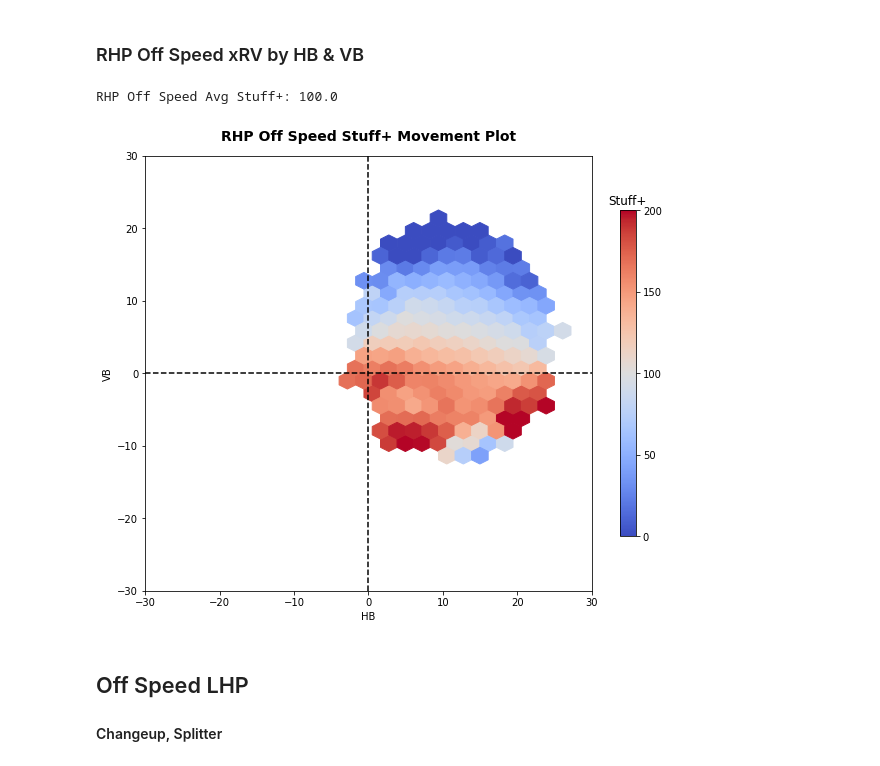
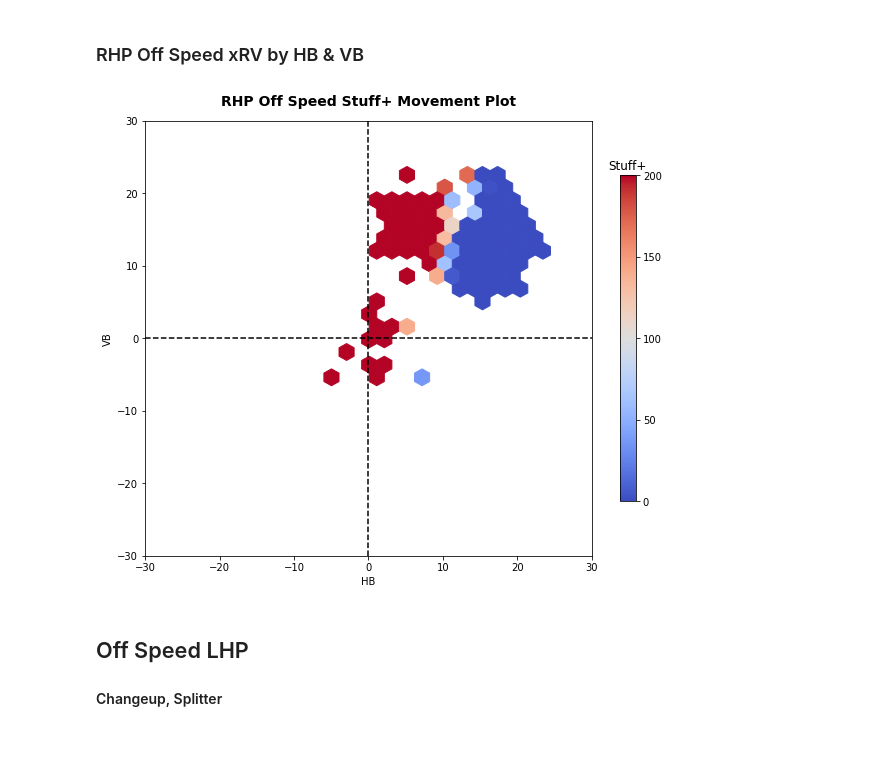
Before and after one commit to anthonyzurke/RVmodel, a Jupyter notebook: notebooks/TU-rv_model.ipynb, the cells around one changed output. Drawn from its saved outputs; the diff is of its cells as text; code cells hidden in the pictures.

```diff
--- a/notebooks/TU-rv_model.ipynb
+++ b/notebooks/TU-rv_model.ipynb
@@ -565,3 +593,32 @@ Cross Val Score: -0.0
 R2 Score: 0.001
 RMSE: 0.255
 MAE: 0.136
+# %%
+features_os_r_tu = rhp_os_tu.select_dtypes([np.number])
+#features_os_r_tu.dropna(inplace=True)
+X_tu = features_os_r_tu
+pred_tu = lr.predict(X_tu)
+# %%
+rhp_os_tu['n_pitches'] = 1
+rhp_os_tu['xRV'] = pred_tu
+rhp_os_tu['xRV/100'] = round(((rhp_os_tu['xRV'] / (rhp_os_tu['n_pitches'])) * 100), 2)
+
+rhp_os_tu['Stuff+'] = (100 * (-rhp_os_tu['xRV/100'] / -rhp_os_tu['xRV/100'].mean()))
+#rhp_os.head()
+
+grouped_os_r_tu = rhp_os_tu.groupby(['Pitcher', 'PitcherThrows', 'TaggedPitchType'],
+                              as_index = False)['n_pitches', 'xRV'].sum()
+
+avg_os_r_tu = rhp_os_tu.groupby(['Pitcher', 'PitcherThrows', 'TaggedPitchType'],
+                          as_index = False)['RelSpeed', 'HorzBreak', 'InducedVertBreak', 'RelSide', 'RelHeight',
+                                            'Extension', 'Stuff+'].mean()
+osr_stuff_tu = pd.merge(avg_os_r_tu, grouped_os_r_tu, how = 'left',
+                        on = ['Pitcher', 'PitcherThrows', 'TaggedPitchType'])
+
+osr_stuff_tu['xRV/100'] = round(((osr_stuff_tu['xRV'] / (osr_stuff_tu['n_pitches'])) * 100), 2)
+#osr_stuff_tu = osr_stuff.loc[osr_stuff['n_pitches'] >= 100]
+osr_stuff_tu = osr_stuff_tu.round(1)
+osr_stuff_tu.insert(3, 'n_pitches', osr_stuff_tu.pop('n_pitches'))
+#osr_stuff_tu.sort_values(by = 'xRV', ascending = False).head(10)
+#osr_stuff_tu.head(10)
+#print(osr_stuff_tu.to_markdown())
@@ -616,17 +662,16 @@ See Full Dataframe in Mito
 # %%
 plt.figure(figsize = (10, 8))
 
-plt.hexbin(rhp_os['pfx_x'], rhp_os['pfx_z'], C = rhp_os['Stuff+'], cmap = 'coolwarm',
+plt.hexbin(rhp_os_tu['HorzBreak'], rhp_os_tu['InducedVertBreak'], C = rhp_os_tu['Stuff+'], cmap = 'coolwarm',
            mincnt = 2, gridsize = 20)
 cb = plt.colorbar(ticks = [0, 50, 100, 150, 200], shrink = .75)
 cb.ax.set_title('Stuff+'), plt.clim(0, 200)
 plt.xlabel('HB'), plt.ylabel('VB'), plt.xlim(-30, 30), plt.ylim(-30, 30)
 plt.axhline(0, color = 'black', ls = '--'), plt.axvline(0, color = 'black', ls = '--')
 plt.title('RHP Off Speed Stuff+ Movement Plot', fontsize = 14, fontweight = 'bold', pad = 15);
-print('RHP Off Speed Avg Stuff+:', round(rhp_os['Stuff+'].mean(), 2))
+#print('RHP Off Speed Avg Stuff+:', round(rhp_os['Stuff+'].mean(), 2))
 # %% [output]
-RHP Off Speed Avg Stuff+: 100.0
-[figure, old version]
+[figure, new version]
 # %% [markdown]
 ## Off Speed LHP
 #### Changeup, Splitter
```
Also changed, not shown: parts of 25 cells of this notebook.
